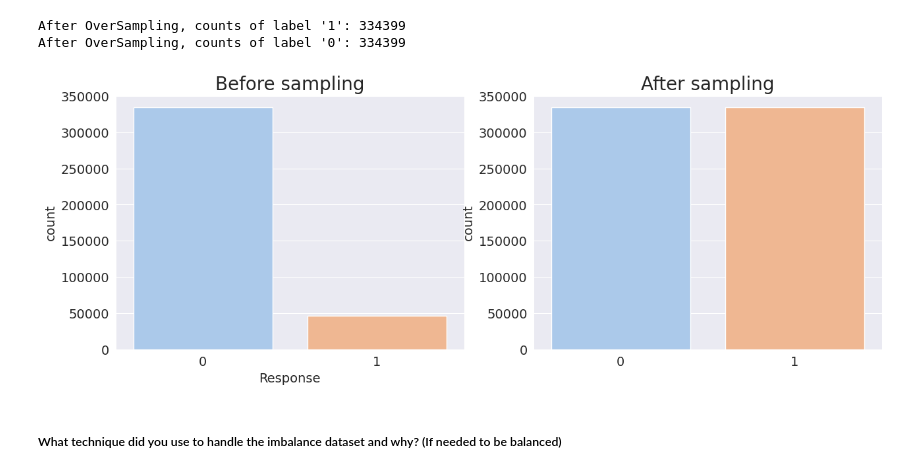
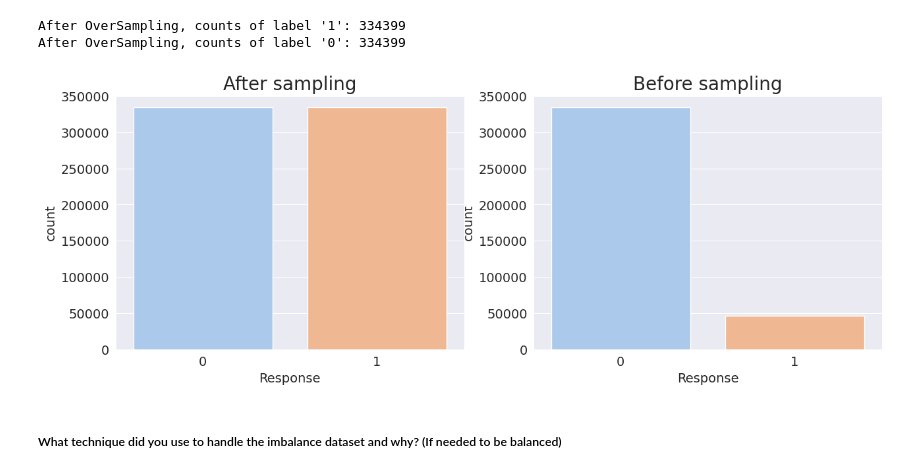
Before and after one commit to azizdafi/Health_Insurance_Cross_Sell_Prediciotn, a Jupyter notebook: Health_Submission_ML_classification_Sayed_Aziz_Ahmed.ipynb, the cells around one changed output. Cells and saved outputs as stored; diff of their text form; code cells hidden in the pictures.

```diff
--- a/Health_Submission_ML_classification_Sayed_Aziz_Ahmed.ipynb
+++ b/Health_Submission_ML_classification_Sayed_Aziz_Ahmed.ipynb
@@ -1241,16 +1248,18 @@ After OverSampling, counts of label '0': 334399
 # %%
 # Visualizing the balanced dataset
 
 plt.figure(figsize = (15,5))
-plt.subplot(1,2,1)
+plt.subplot(1,2,2)
 sns.countplot(x=df['Response'], data=df, palette='pastel')
 plt.title('Before sampling',fontsize=20)
-plt.subplot(1,2,2)
+
+plt.subplot(1,2,1)
 sns.countplot(x=y_balanced,palette='pastel')
 plt.title('After sampling',fontsize=20)
+plt.xlabel('Response')
 plt.show()
 # %% [output]
-[figure, old version]
+[figure, new version]
 # %% [markdown]
 ##### What technique did you use to handle the imbalance dataset and why? (If needed to be balanced)
 # %% [markdown]
```
Also changed, not shown: parts of 40 cells of this notebook.
